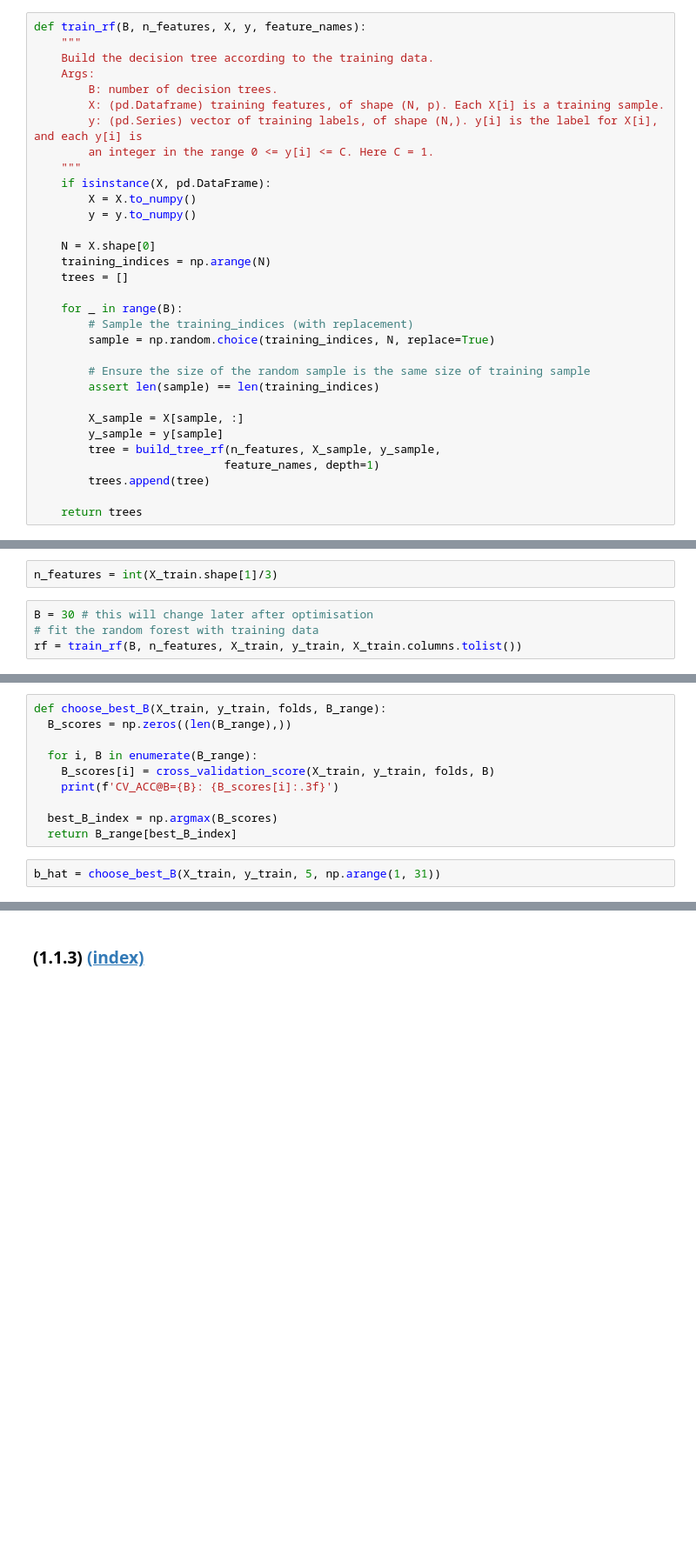
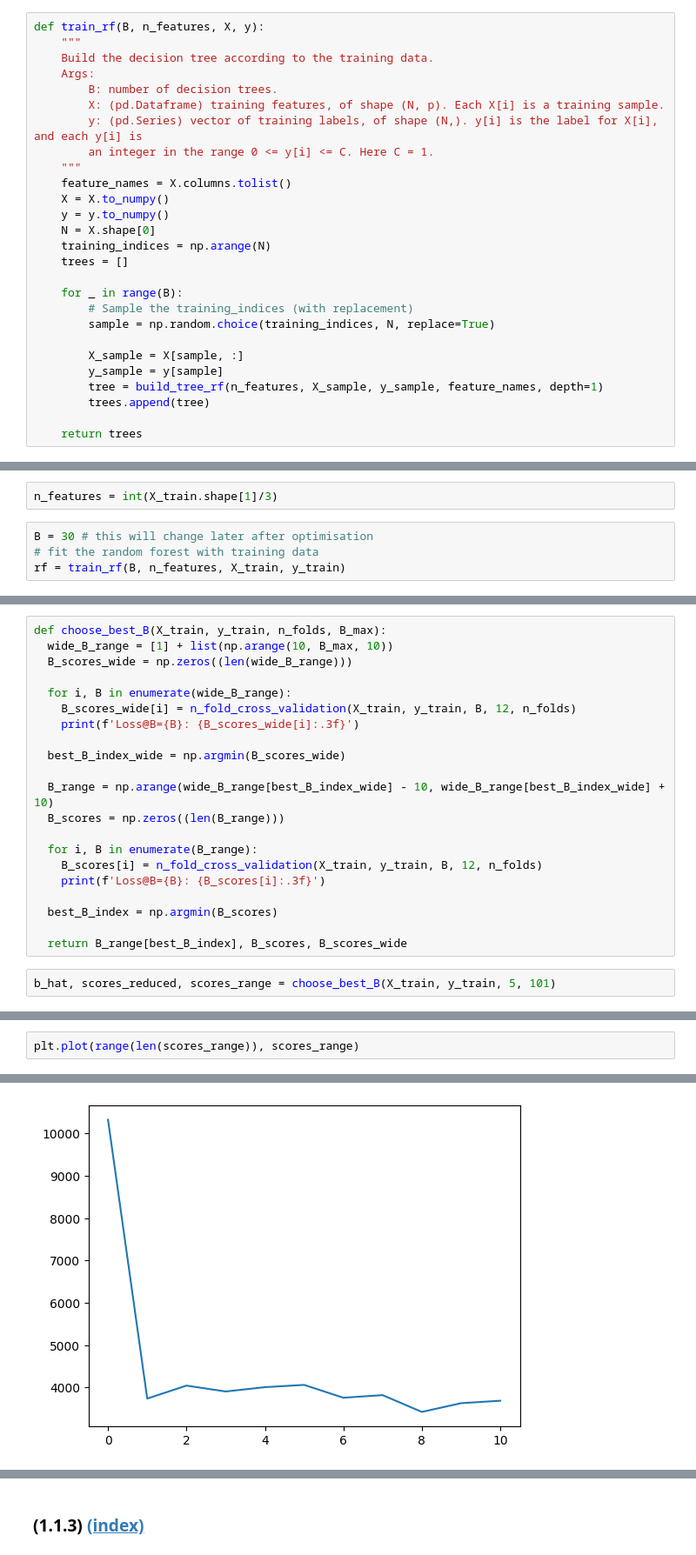
Before and after one commit to callieham/Year-3, a Jupyter notebook: Data Science/02045099_Coursework1.ipynb, the cells around one changed output, grey strips where cells are left out. Shown at 87% size. Saved outputs shown, nothing was run; the diff lists cells and outputs as text; blank space fills up the shorter version.

```diff
--- a/Data Science/02045099_Coursework1.ipynb
+++ b/Data Science/02045099_Coursework1.ipynb
@@ -339,6 +339,6 @@ def build_tree_rf(n_features, X, y, feature_names, depth,  max_depth=10, min_sam
         }
 # %%
-def train_rf(B, n_features, X, y, feature_names):
+def train_rf(B, n_features, X, y):
     """
     Build the decision tree according to the training data.
     Args:
@@ -347,10 +347,9 @@ def train_rf(B, n_features, X, y, feature_names):
         y: (pd.Series) vector of training labels, of shape (N,). y[i] is the label for X[i], and each y[i] is
         an integer in the range 0 <= y[i] <= C. Here C = 1.
     """
-    if isinstance(X, pd.DataFrame):
-        X = X.to_numpy()
-        y = y.to_numpy()
-
+    feature_names = X.columns.tolist()
+    X = X.to_numpy()
+    y = y.to_numpy()
     N = X.shape[0]
     training_indices = np.arange(N)
     trees = []
@@ -359,13 +358,9 @@ def train_rf(B, n_features, X, y, feature_names):
         # Sample the training_indices (with replacement)
         sample = np.random.choice(training_indices, N, replace=True)
 
-        # Ensure the size of the random sample is the same size of training sample
-        assert len(sample) == len(training_indices)
-
         X_sample = X[sample, :]
         y_sample = y[sample]
-        tree = build_tree_rf(n_features, X_sample, y_sample,
-                            feature_names, depth=1)
+        tree = build_tree_rf(n_features, X_sample, y_sample, feature_names, depth=1)
         trees.append(tree)
 
     return trees
@@ -405,5 +400,5 @@ n_features = int(X_train.shape[1]/3)
 # %%
 B = 30 # this will change later after optimisation
 # fit the random forest with training data
-rf = train_rf(B, n_features, X_train, y_train, X_train.columns.tolist())
+rf = train_rf(B, n_features, X_train, y_train)
 # %%
@@ -446,13 +431,24 @@ def cross_validation_score(X_train, y_train, n_folds, B):
 # %%
-def choose_best_B(X_train, y_train, folds, B_range):
-  B_scores = np.zeros((len(B_range),))
+def choose_best_B(X_train, y_train, n_folds, B_max):
+  wide_B_range = [1] + list(np.arange(10, B_max, 10))
+  B_scores_wide = np.zeros((len(wide_B_range)))
+
+  for i, B in enumerate(wide_B_range):
+    B_scores_wide[i] = n_fold_cross_validation(X_train, y_train, B, 12, n_folds)
+    print(f'Loss@B={B}: {B_scores_wide[i]:.3f}')
+
+  best_B_index_wide = np.argmin(B_scores_wide)
+
+  B_range = np.arange(wide_B_range[best_B_index_wide] - 10, wide_B_range[best_B_index_wide] + 10)
+  B_scores = np.zeros((len(B_range)))
 
   for i, B in enumerate(B_range):
-    B_scores[i] = cross_validation_score(X_train, y_train, folds, B)
-    print(f'CV_ACC@B={B}: {B_scores[i]:.3f}')
+    B_scores[i] = n_fold_cross_validation(X_train, y_train, B, 12, n_folds)
+    print(f'Loss@B={B}: {B_scores[i]:.3f}')
 
-  best_B_index = np.argmax(B_scores)
-  return B_range[best_B_index]
+  best_B_index = np.argmin(B_scores)
+
+  return B_range[best_B_index], B_scores, B_scores_wide
 # %%
-b_hat = choose_best_B(X_train, y_train, 5, np.arange(1, 31))
+b_hat, scores_reduced, scores_range = choose_best_B(X_train, y_train, 5, 101)
 # %% [output]
@@ -459,0 +472,3 @@ AttributeError: 'numpy.ndarray' object has no attribute 'to_numpy'
+# %%
+plt.plot(range(len(scores_range)), scores_range)
+# %% [output]
@@ -459,0 +476 @@ AttributeError: 'numpy.ndarray' object has no attribute 'to_numpy'
+[figure, added]
```
Also changed, not shown: parts of 28 cells of this notebook.
